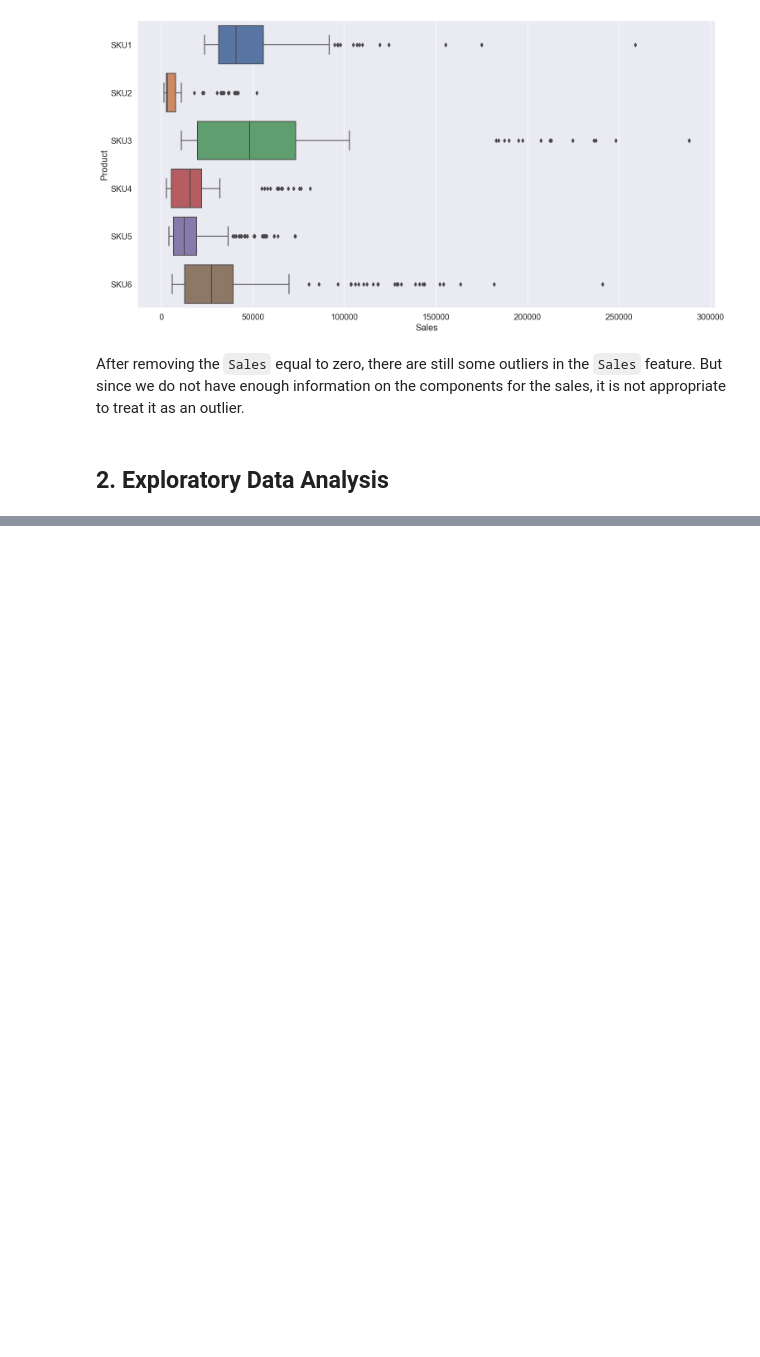
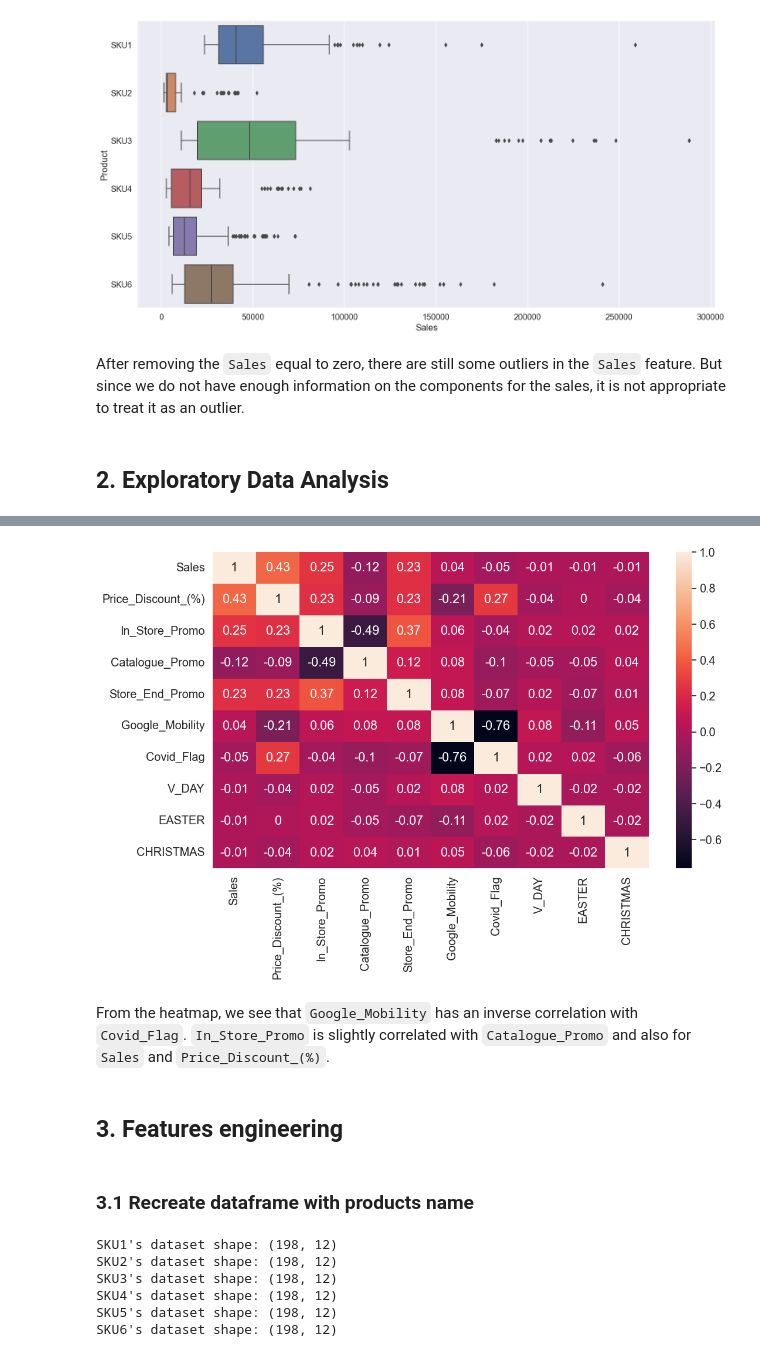
Before and after one commit to keithonpy/bev_retail_forecasting, a Jupyter notebook: retail_forecasting.ipynb, the cells around one changed output, grey strips where cells are left out. Saved outputs shown, nothing was run; the diff lists cells and outputs as text; code cells hidden in the pictures; blank space fills up the shorter version.

```diff
--- a/retail_forecasting.ipynb
+++ b/retail_forecasting.ipynb
@@ -176,3 +195,15 @@ df.corr()
 | V_DAY | -0.011653 | -0.042953 | 0.020951 | -0.045466 | 0.019489 | 0.076392 | ... |
 | EASTER | -0.013495 | 0.003640 | 0.020951 | -0.045466 | -0.068211 | -0.111869 | ... |
 | CHRISTMAS | -0.013893 | -0.035163 | 0.021550 | 0.036468 | 0.009620 | 0.048450 | ... |
+# %%
+fig, ax = plt.subplots(figsize = (12, 7))
+ax = sns.heatmap(data = round(df_corr, 2),
+           annot =True)
+# %% [output]
+[figure, added]
+# %% [markdown]
+From the heatmap, we see that `Google_Mobility` has an inverse correlation with `Covid_Flag`. `In_Store_Promo` is slightly correlated with `Catalogue_Promo` and also for `Sales` and `Price_Discount_(%)`.
+# %% [markdown]
+## 3. Features engineering
+# %% [markdown]
+### 3.1 Recreate dataframe with products name
@@ -178,0 +225,10 @@ df.corr()
+# %%
+for key, datf in skus.items():
+    print(f"{key.upper()}\'s dataset shape: {datf.shape}")
+# %% [output]
+SKU1's dataset shape: (198, 12)
+SKU2's dataset shape: (198, 12)
+SKU3's dataset shape: (198, 12)
+SKU4's dataset shape: (198, 12)
+SKU5's dataset shape: (198, 12)
+SKU6's dataset shape: (198, 12)
```
Also changed, not shown: parts of 25 cells of this notebook.
